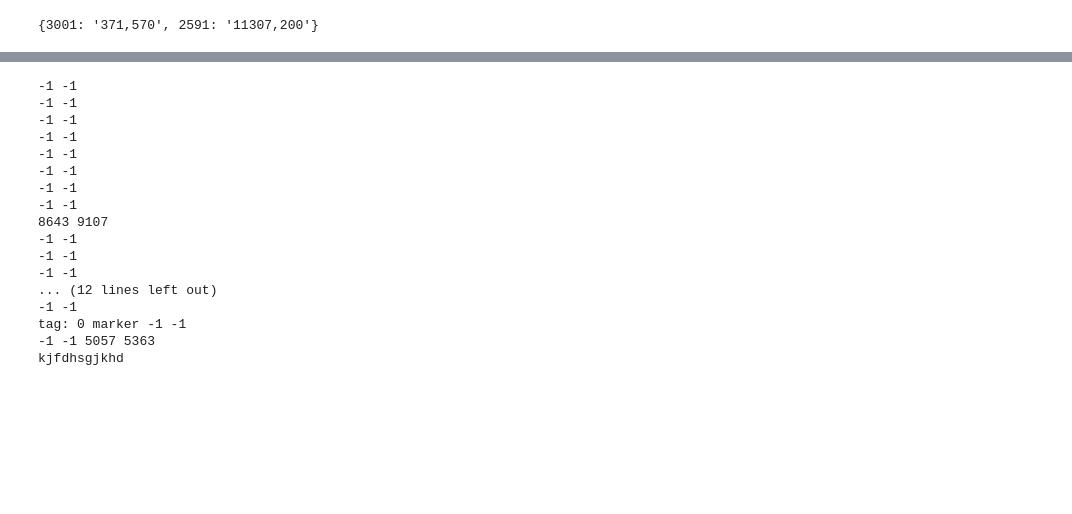
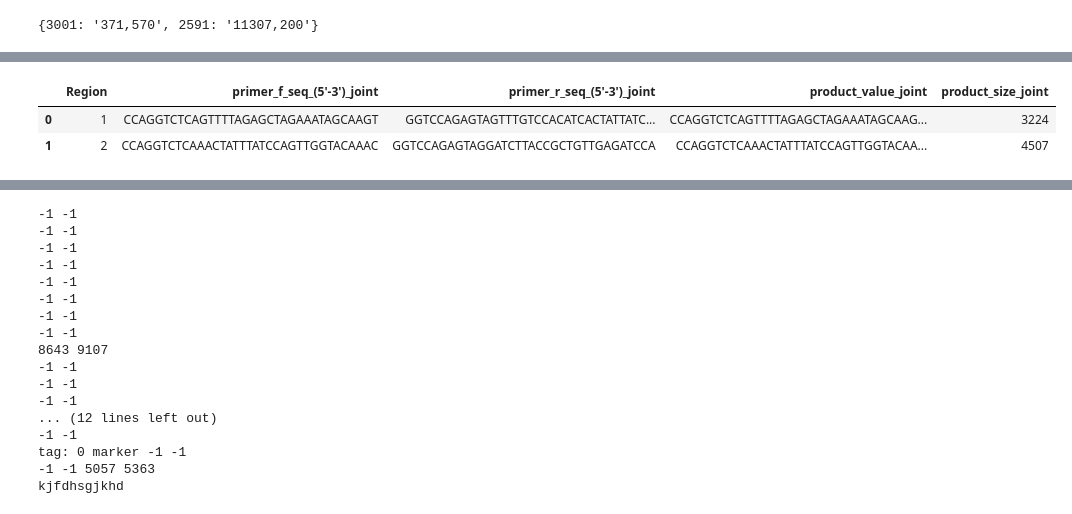
Before and after one commit to editSeqDesign/primer_desgin, a Jupyter notebook: two_plasmid_system_test.ipynb, the cells around one changed output, grey strips where cells are left out. Cells and saved outputs as stored; diff of their text form; code cells hidden in the pictures; blank space fills up the shorter version.

```diff
--- a/two_plasmid_system_test.ipynb
+++ b/two_plasmid_system_test.ipynb
@@ -533,0 +561,2 @@ df.loc[1,'PRIMER_RIGHT_WHOLE_SEQUENCE']
+# %%
+df2 = pd.read_csv('/home/yanghe/program/456.csv')
@@ -533,0 +568,6 @@ df.loc[1,'PRIMER_RIGHT_WHOLE_SEQUENCE']
+# %%
+df2
+# %% [output]
+|  | Region | primer_f_seq_(5'-3')_joint | primer_r_seq_(5'-3')_joint | product_value_joint | product_size_joint |
+| 0 | 1 | CCAGGTCTCAGTTTTAGAGCTAGAAATAGCAAGT | GGTCCAGAGTAGTTTGTCCACATCACTATTATC... | CCAGGTCTCAGTTTTAGAGCTAGAAATAGCAAG... | 3224 |
+| 1 | 2 | CCAGGTCTCAAACTATTTATCCAGTTGGTACAAAC | GGTCCAGAGTAGGATCTTACCGCTGTTGAGATCCA | CCAGGTCTCAAACTATTTATCCAGTTGGTACAA... | 4507 |
```
Also changed, not shown: parts of 8 cells of this notebook, 4 other files.
